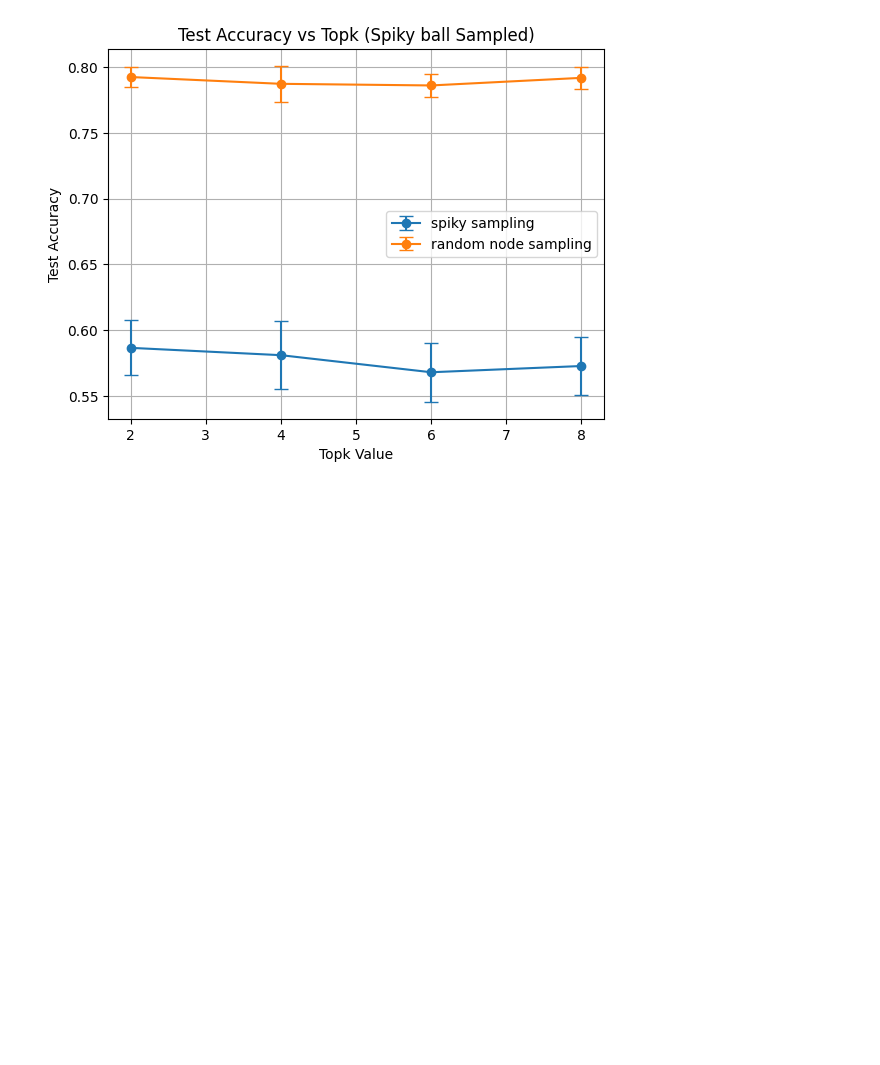
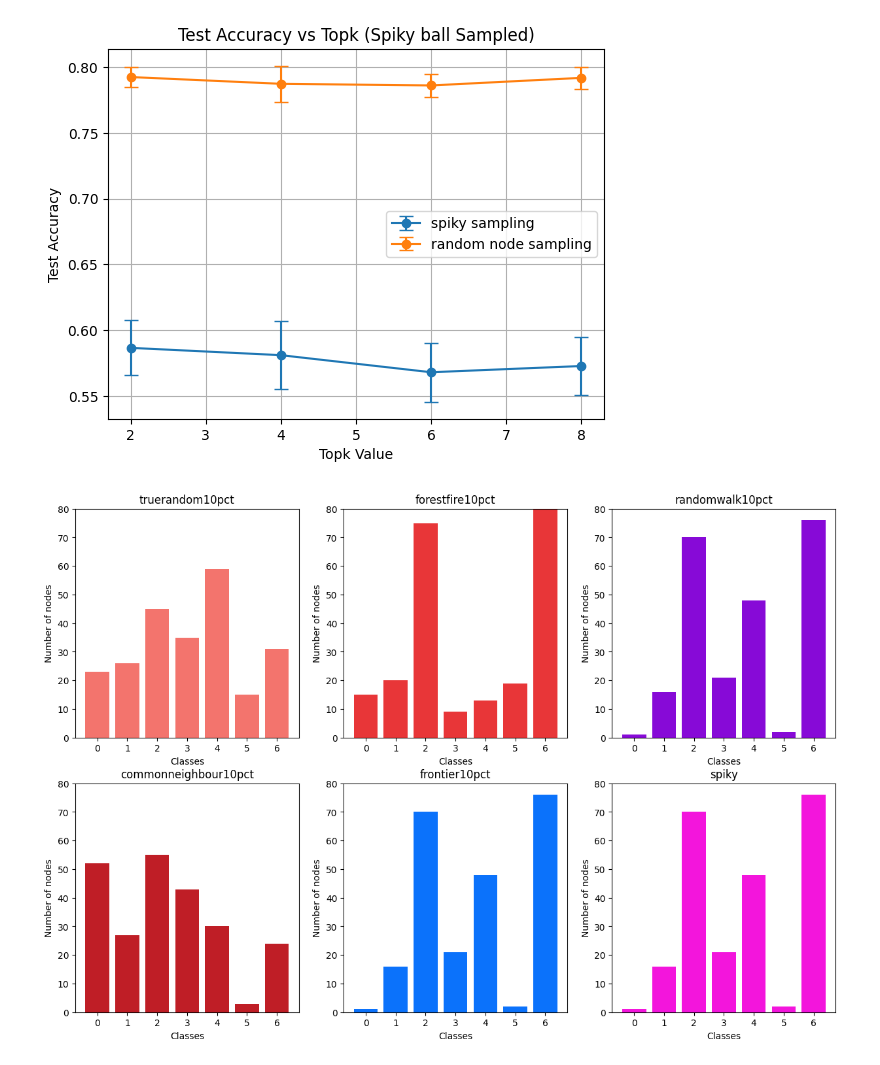
Before and after one commit to Arjun-BD/Project-Course, a Jupyter notebook: tesing_littleballoffur.ipynb, the cells around one changed output. Saved outputs shown, nothing was run; the diff lists cells and outputs as text; code cells hidden in the pictures; blank space fills up the shorter version.

```diff
--- a/tesing_littleballoffur.ipynb
+++ b/tesing_littleballoffur.ipynb
@@ -213,3 +213,29 @@ plt.legend()
 plt.show()
 # %% [output]
 [figure]
+# %%
+#hypothesis is that the reason random sampling works is because there is a inherent class imbalance in the other sampling techniques
+import matplotlib.pyplot as plt
+import numpy as np
+
+def hist_from_subgraph(file,ax):
+    smth = np.load(file)
+    train_labels = (np.load('matricx.npz')['train_labels'])[smth['train_labels']]
+
+    a, b = np.unique(train_labels, return_counts=True)
+    ax.bar(a, b, color = np.random.choice(range(256), size=3)/256)
+    ax.set_title(file.split('/')[-1].split('.')[0])
+    ax.set_ylim([0,80])
+    ax.set_xlabel('Classes')
+    ax.set_ylabel('Number of nodes')
+# %%
+#use the hist_from subgraph function to plot the histogram of the class imbalance in the different sampling techniques
+fig,ax = plt.subplots(2,3,figsize=(15,10))
+hist_from_subgraph('ext_sampled_adj/truerandom10pct.npz',ax[0,0])
+hist_from_subgraph('ext_sampled_adj/forestfire10pct.npz',ax[0,1])
+hist_from_subgraph('ext_sampled_adj/randomwalk10pct.npz',ax[0,2])
+hist_from_subgraph('ext_sampled_adj/commonneighbour10pct.npz',ax[1,0])
+hist_from_subgraph('ext_sampled_adj/frontier10pct.npz',ax[1,1])
+hist_from_subgraph('ext_sampled_adj/spiky.npz',ax[1,2])
+# %% [output]
+[figure, added]
```
